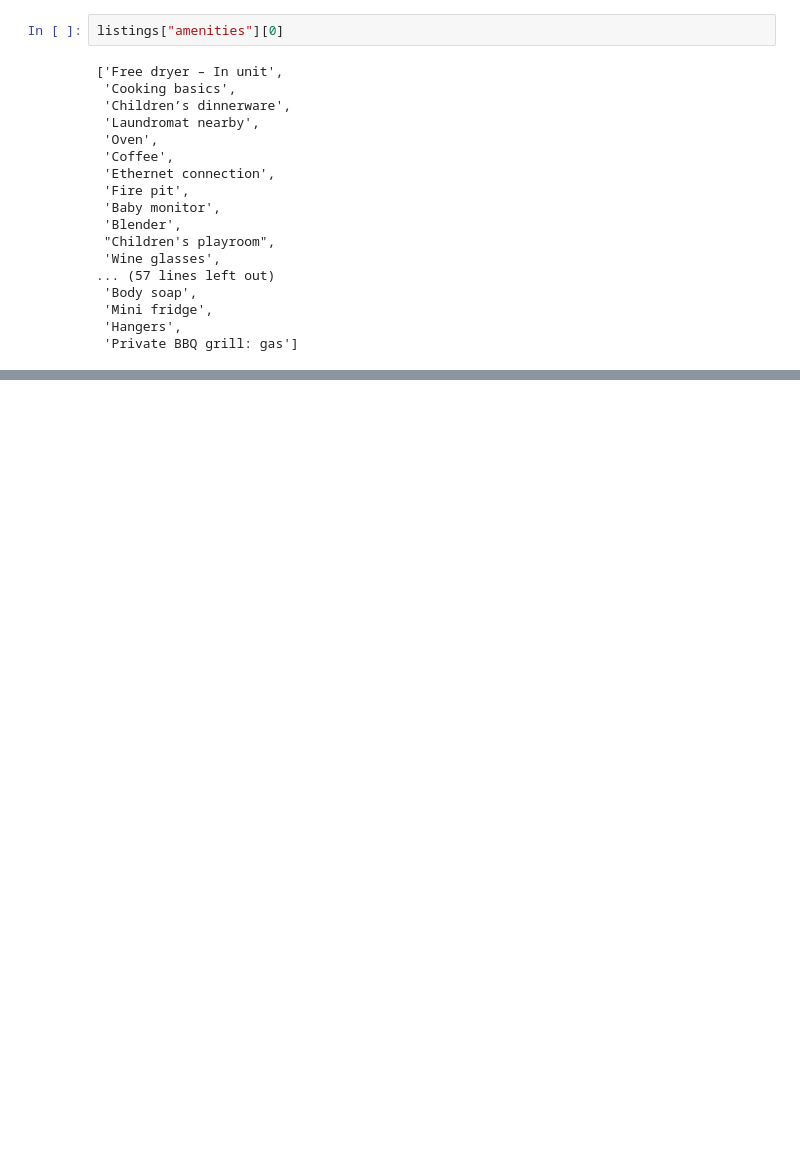
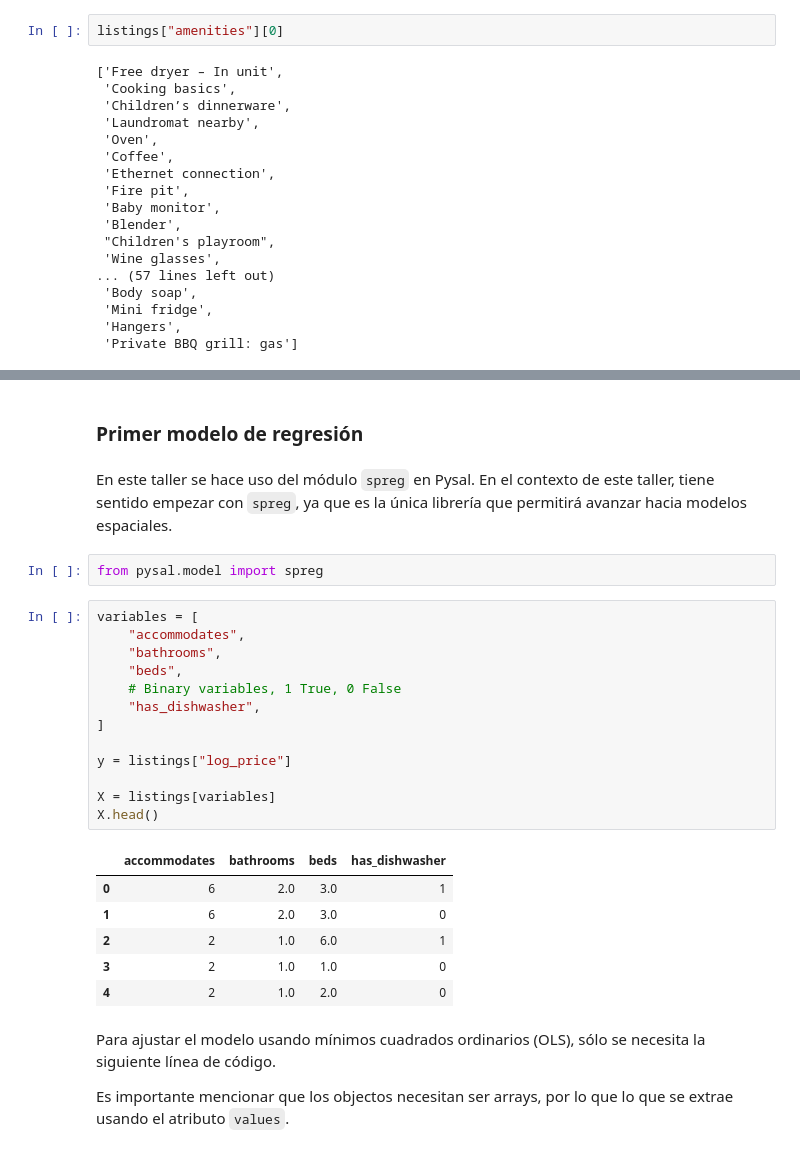
Before and after one commit to douglascarmona/spatial_statistics_course, a Jupyter notebook: classes/regression/airbnb.ipynb, the cells around one changed output, grey strips where cells are left out. Saved outputs shown, nothing was run; the diff lists cells and outputs as text; blank space fills up the shorter version.

```diff
--- a/classes/regression/airbnb.ipynb
+++ b/classes/regression/airbnb.ipynb
@@ -259,0 +299,30 @@ Number of properties with pool: 2249
+# %% [markdown]
+### Primer modelo de regresión
+# %% [markdown]
+ En este taller se hace uso del módulo `spreg` en Pysal. En el contexto de este taller, tiene sentido empezar con `spreg`, ya que es la única librería que permitirá avanzar hacia modelos espaciales.
+# %%
+from pysal.model import spreg
+# %%
+variables = [
+    "accommodates",
+    "bathrooms",
+    "beds",
+    # Binary variables, 1 True, 0 False
+    "has_dishwasher",
+]
+
+y = listings["log_price"]
+
+X = listings[variables]
+X.head()
+# %% [output]
+|  | accommodates | bathrooms | beds | has_dishwasher |
+| 0 | 6 | 2.0 | 3.0 | 1 |
+| 1 | 6 | 2.0 | 3.0 | 0 |
+| 2 | 2 | 1.0 | 6.0 | 1 |
+| 3 | 2 | 1.0 | 1.0 | 0 |
+| 4 | 2 | 1.0 | 2.0 | 0 |
+# %% [markdown]
+Para ajustar el modelo usando mínimos cuadrados ordinarios (OLS), sólo se necesita la siguiente línea de código.
+
+Es importante mencionar que los objectos necesitan ser arrays, por lo que lo que se extrae usando el atributo `values`.
```
Also changed, not shown: parts of 39 cells of this notebook.
